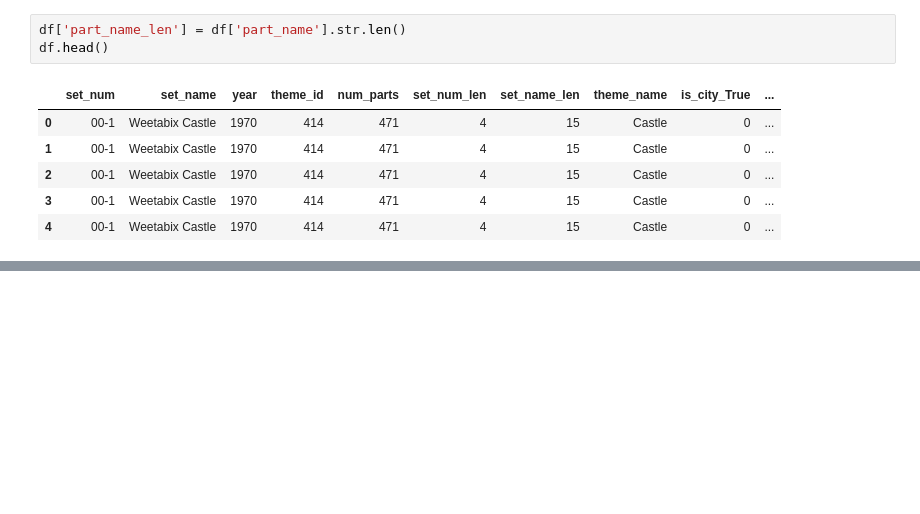
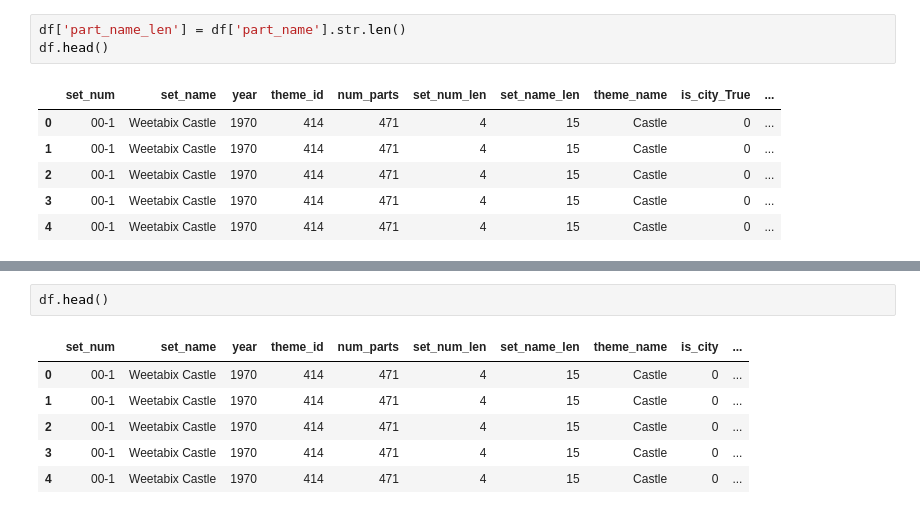
Before and after one commit to mkipper/capstone2-lego-data, a Jupyter notebook: lego_capstone2.ipynb, the cells around one changed output, grey strips where cells are left out. Cells and saved outputs as stored; diff of their text form; blank space fills up the shorter version.

```diff
--- a/lego_capstone2.ipynb
+++ b/lego_capstone2.ipynb
@@ -817,0 +1025,9 @@ Please also refer to the documentation for alternative solver options:
+# %%
+df.head()
+# %% [output]
+|  | set_num | set_name | year | theme_id | num_parts | set_num_len | set_name_len | theme_name | is_city | ... |
+| 0 | 00-1 | Weetabix Castle | 1970 | 414 | 471 | 4 | 15 | Castle | 0 | ... |
+| 1 | 00-1 | Weetabix Castle | 1970 | 414 | 471 | 4 | 15 | Castle | 0 | ... |
+| 2 | 00-1 | Weetabix Castle | 1970 | 414 | 471 | 4 | 15 | Castle | 0 | ... |
+| 3 | 00-1 | Weetabix Castle | 1970 | 414 | 471 | 4 | 15 | Castle | 0 | ... |
+| 4 | 00-1 | Weetabix Castle | 1970 | 414 | 471 | 4 | 15 | Castle | 0 | ... |
```
Also changed, not shown: parts of 40 cells of this notebook.
